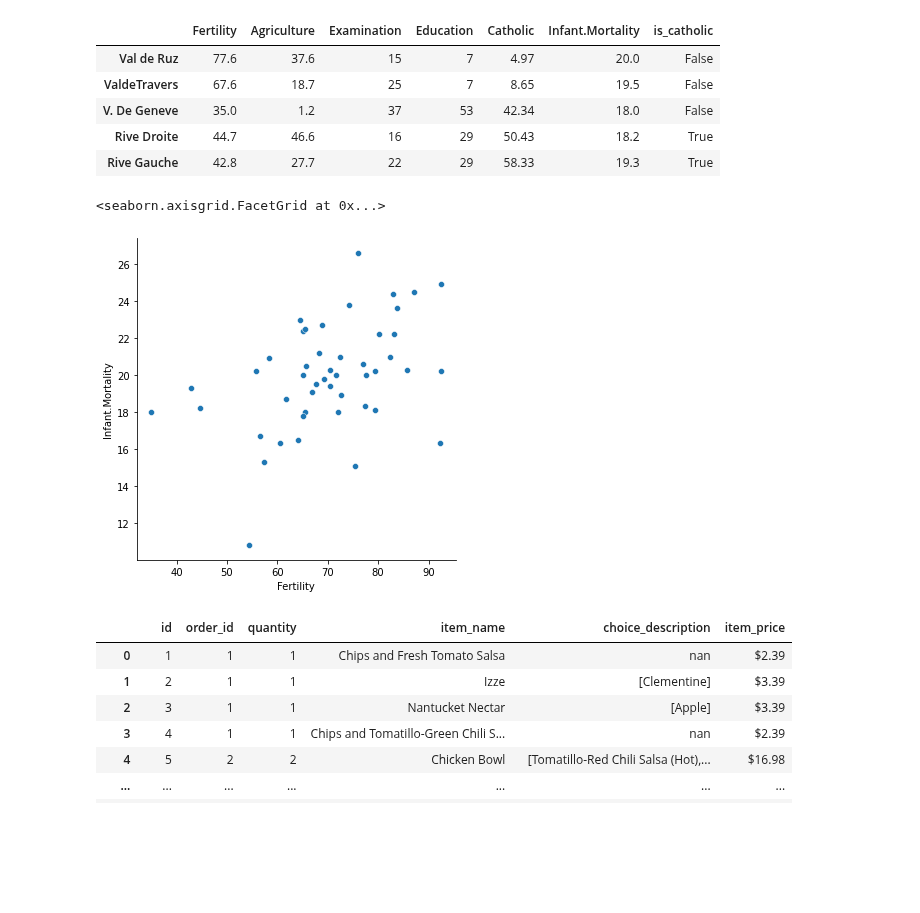
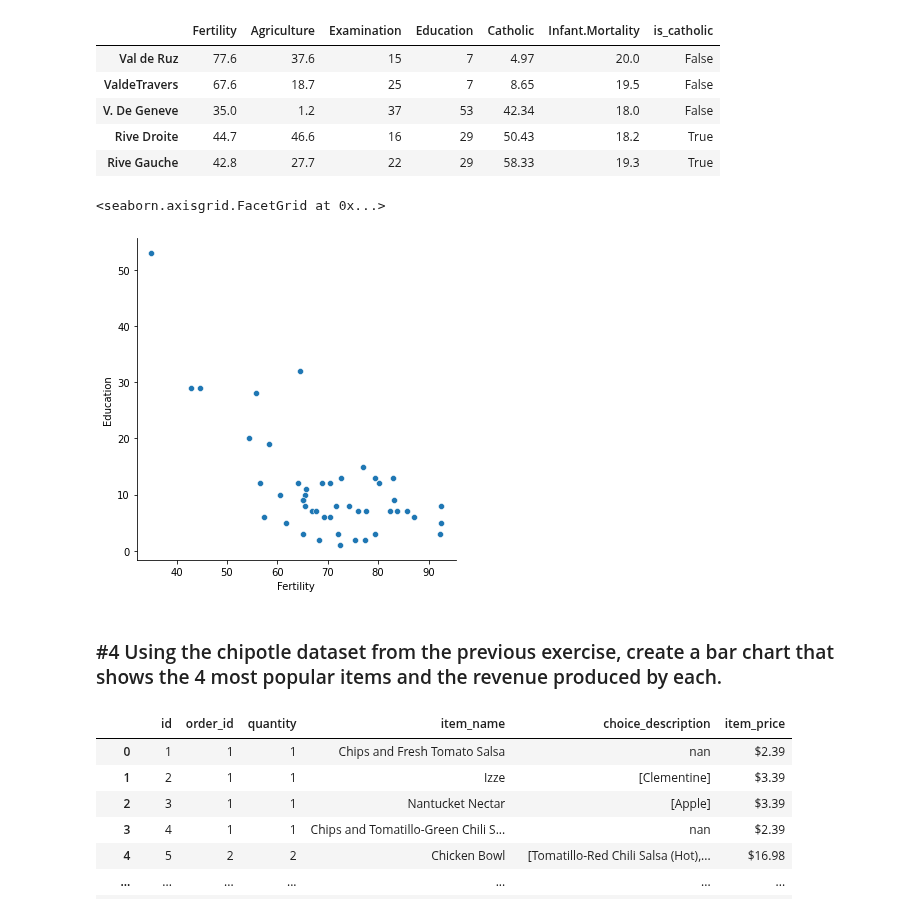
Before and after one commit to natasharivers/numpy-pandas-visualization-exercises, a Jupyter notebook: seaborn_exercises.ipynb, the cells around one changed output. Saved outputs shown, nothing was run; the diff lists cells and outputs as text; code cells hidden in the pictures; blank space fills up the shorter version.

```diff
--- a/seaborn_exercises.ipynb
+++ b/seaborn_exercises.ipynb
@@ -327,7 +332,8 @@ swiss_ds.tail()
 | Rive Droite | 44.7 | 46.6 | 16 | 29 | 50.43 | 18.2 | True |
 | Rive Gauche | 42.8 | 27.7 | 22 | 29 | 58.33 | 19.3 | True |
 # %%
-sns.relplot(data= swiss_ds, x='Fertility', y='Infant.Mortality')
+sns.relplot(data= swiss_ds, x='Fertility', y='Education')
+#the more educated someone is the less fertile they are
 # %% [output]
 <seaborn.axisgrid.FacetGrid at 0x...>
-[figure, old version]
+[figure, new version]
@@ -338,3 +340,5 @@ sns.relplot(data= swiss_ds, x='Fertility', y='Infant.Mortality')
+# %% [markdown]
+### #4 Using the chipotle dataset from the previous exercise, create a bar chart that shows the 4 most popular items and the revenue produced by each.
 # %%
 url = f'mysql+pymysql://{user}:{password}@{host}/chipotle'
 # %%
```
Also changed, not shown: parts of 13 cells of this notebook.
